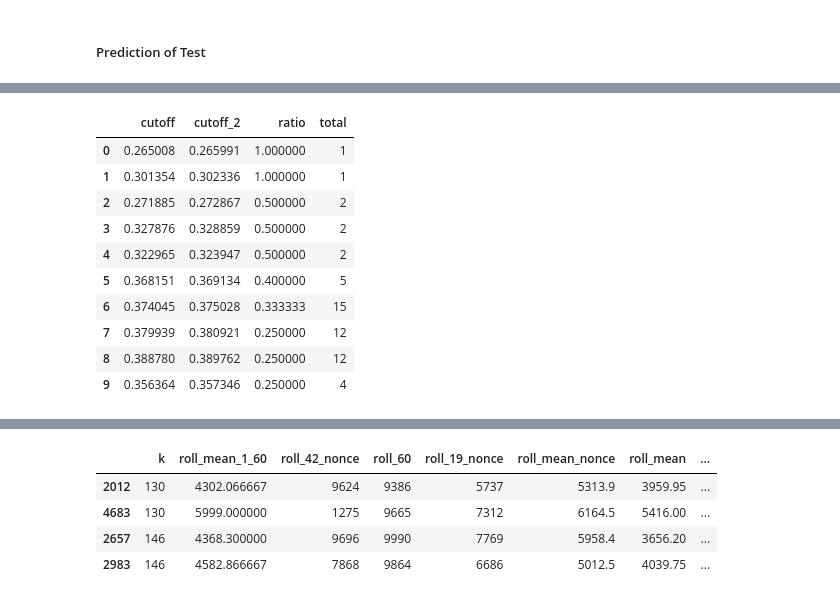
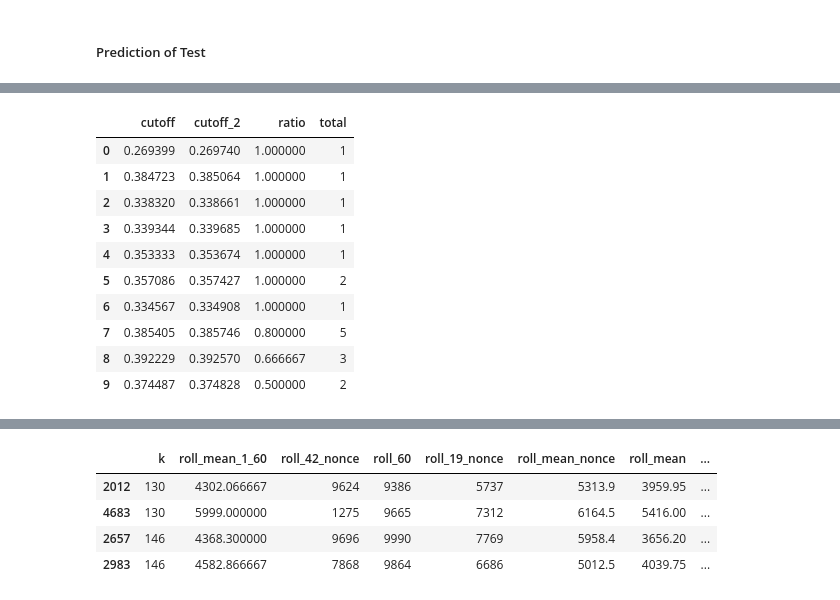
Before and after one commit to baskarsambandamurthy/hashing, a Jupyter notebook: baseline hash-trend-verification ML large volume hash 25 features.ipynb, the cells around one changed output, grey strips where cells are left out. Drawn from its saved outputs; the diff is of its cells as text; code cells hidden in the pictures.

```diff
--- a/baseline hash-trend-verification ML large volume hash 25 features.ipynb
+++ b/baseline hash-trend-verification ML large volume hash 25 features.ipynb
@@ -1021,8 +1021,9 @@ analysis_df=None
 cur_hash_list = generate_hash_chain(hashval,train_hash_size)
 
 train_data = pd.DataFrame(columns=['seed','hash','nonce'])
-train_data['seed']=np.array(cur_hash_list[:-1])
-train_data['hash']=np.array(cur_hash_list)[1:]
+start=24
+train_data['seed']=np.array(cur_hash_list[start:-1])
+train_data['hash']=np.array(cur_hash_list)[start+1:]
 train_data['nonce'] = nonce
 
 print(len(train_data))
@@ -1081,7 +1085,7 @@ if not READ_FROM_FILE:
                         match_count_exp=train_client_size,
                         feature_chain_length=feature_chain_length,
                         is_data_hash = True,
-                        test_limit=62,
+                        test_limit=38,
                         last_index=last_index,result_df=results_df,
                         hash_list_nonce=hash_list_nonce)
     row = results_df.iloc[len(results_df)-1]
@@ -2229,25 +2212,26 @@ tr_indices_seeds=[]
 for fold in range(n_folds):
 #     tr_indices = train[(fold+2) * train_client_size:].index
 #     val_indices = train[(fold) * train_client_size:(fold+1) * train_client_size].index
-    tr_offset = 25#28
+    tr_offset = 1#25
     tr_length = 25#25
     tr_start = (fold+tr_offset) * train_client_size
     tr_end = (fold+tr_offset+tr_length) * train_client_size
     tr_indices = train[tr_start:tr_end].index #fold + 3
 #     tr_indices = list(tr_indices) + list(train[70:90].index) #fold + 3
 
-    tr_indices_seed=[]
-    for i in range(1,tr_offset):
-        tr_start_seed = (fold+i) * train_client_size
-        tr_end_seed = (fold+i+1) * train_client_size
-        tr_indices_seed.append(train[tr_start_seed:tr_end_seed].index) #fold + 3
+#     tr_indices_seed=[]
+#     for i in range(1,tr_offset):
+#         tr_start_seed = (fold+i) * train_client_size
+#         tr_end_seed = (fold+i+1) * train_client_size
+#         tr_indices_seed.append(train[tr_start_seed:tr_end_seed].index) #fold + 3
 
     # tr_start_seed = (fold+1) * train_client_size
     # tr_end_seed = (fold+tr_offset) * train_client_size
     # tr_indices_seed = train[tr_start_seed:tr_end_seed].index #fold + 3
 
-    val_indices = train[(fold+1) * train_client_size:(fold+2) * train_client_size].index
-#     val_indices = train[(fold) * train_client_size:(fold+1) * train_client_size].index
+    tr_indices_seed = [train[0:(fold+1) * train_client_size].index]
+#     val_indices = train[(fold+1) * train_client_size:(fold+2) * train_client_size].index
+    val_indices = train[(fold) * train_client_size:(fold+1) * train_client_size].index
     tr_indices_seeds.append(tr_indices_seed)
     tr_indices_folds.append(tr_indices)
     val_indices_folds.append(val_indices)
@@ -2259,10 +2243,17 @@ for fold in range(n_folds):
 def get_opt_cutoff_prec(labels,preds):
     precision, recall, thresholds  = precision_recall_curve(labels, preds)
     f1_score= 2*((precision*recall)/(precision+recall))
+
+    f1_score = f1_score[:len(thresholds)]
+    f1_score[np.isnan(f1_score)]=0
 #     optimal_idx = np.nanargmax(precision[:len(precision)-1])
 #     print(f'precision borders:{precision[0],precision[len(precision)-2]}')
 #     print(f'recall borders:{recall[0],recall[len(recall)-2]}')
 #     print(f'f1_score size:{len(f1_score)} recall size:{len(recall)}')
+#     print(f'{precision=}')
+#     print(f'{recall=}')
+#     print(f'{f1_score=}')
+#     print(f'{thresholds=}')
 #     print(f'optimal_idx:{optimal_idx} precision size:{len(precision)} thresholds size:{len(thresholds)}')
     optimal_idx = np.nanargmax(f1_score)
     optimal_threshold = thresholds[optimal_idx]
@@ -3093,7 +3037,7 @@ ratios =[]
 totals =[]
 print(test_hash_probs['probs'].describe())
 cutoffs = np.linspace(test_hash_probs['probs'].min(),
-                      test_hash_probs['probs'].quantile(0.95),250)
+                      test_hash_probs['probs'].quantile(0.95),700)
 for i,cutoff in enumerate(cutoffs[:len(cutoffs)-1]):
 #     cutoff=0.4
 #     diff = 0.01
@@ -3147,15 +3091,15 @@ total       5.600000
 dtype: float64
 |  | cutoff | cutoff_2 | ratio | total |
-| 0 | 0.265008 | 0.265991 | 1.000000 | 1 |
-| 1 | 0.301354 | 0.302336 | 1.000000 | 1 |
-| 2 | 0.271885 | 0.272867 | 0.500000 | 2 |
-| 3 | 0.327876 | 0.328859 | 0.500000 | 2 |
-| 4 | 0.322965 | 0.323947 | 0.500000 | 2 |
-| 5 | 0.368151 | 0.369134 | 0.400000 | 5 |
-| 6 | 0.374045 | 0.375028 | 0.333333 | 15 |
-| 7 | 0.379939 | 0.380921 | 0.250000 | 12 |
-| 8 | 0.388780 | 0.389762 | 0.250000 | 12 |
-| 9 | 0.356364 | 0.357346 | 0.250000 | 4 |
+| 0 | 0.269399 | 0.269740 | 1.000000 | 1 |
+| 1 | 0.384723 | 0.385064 | 1.000000 | 1 |
+| 2 | 0.338320 | 0.338661 | 1.000000 | 1 |
+| 3 | 0.339344 | 0.339685 | 1.000000 | 1 |
+| 4 | 0.353333 | 0.353674 | 1.000000 | 1 |
+| 5 | 0.357086 | 0.357427 | 1.000000 | 2 |
+| 6 | 0.334567 | 0.334908 | 1.000000 | 1 |
+| 7 | 0.385405 | 0.385746 | 0.800000 | 5 |
+| 8 | 0.392229 | 0.392570 | 0.666667 | 3 |
+| 9 | 0.374487 | 0.374828 | 0.500000 | 2 |
 # %%
 df
 # %% [output]
```
Also changed, not shown: parts of 52 cells of this notebook.
